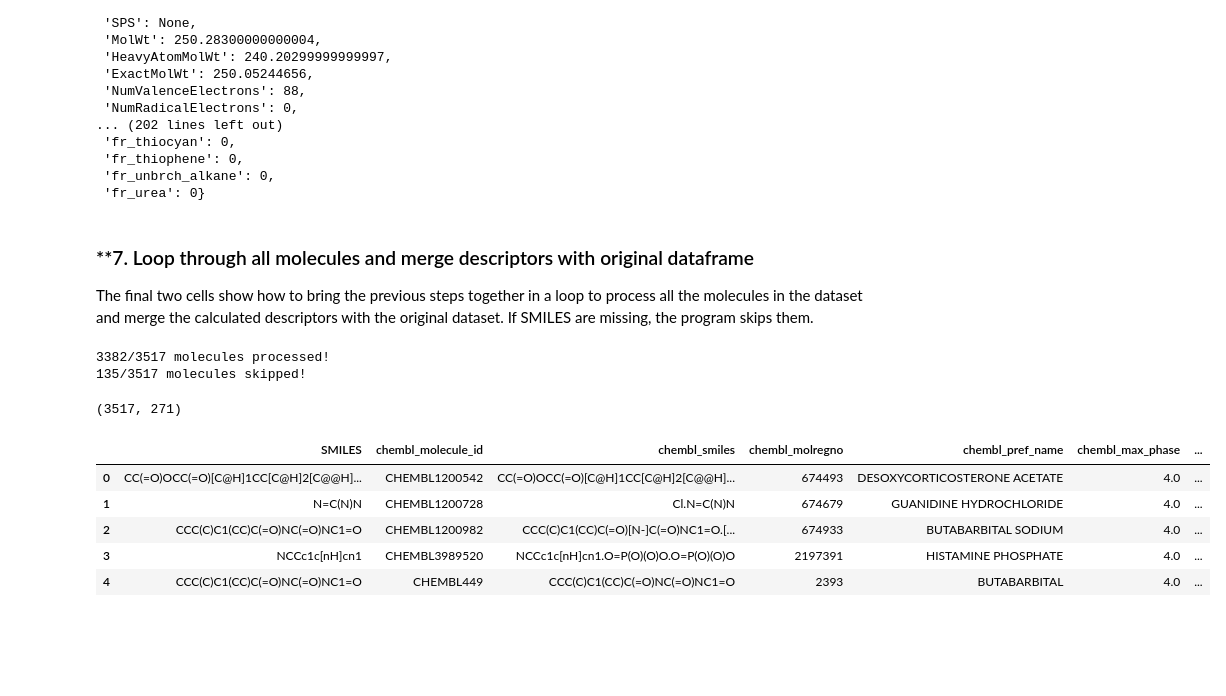
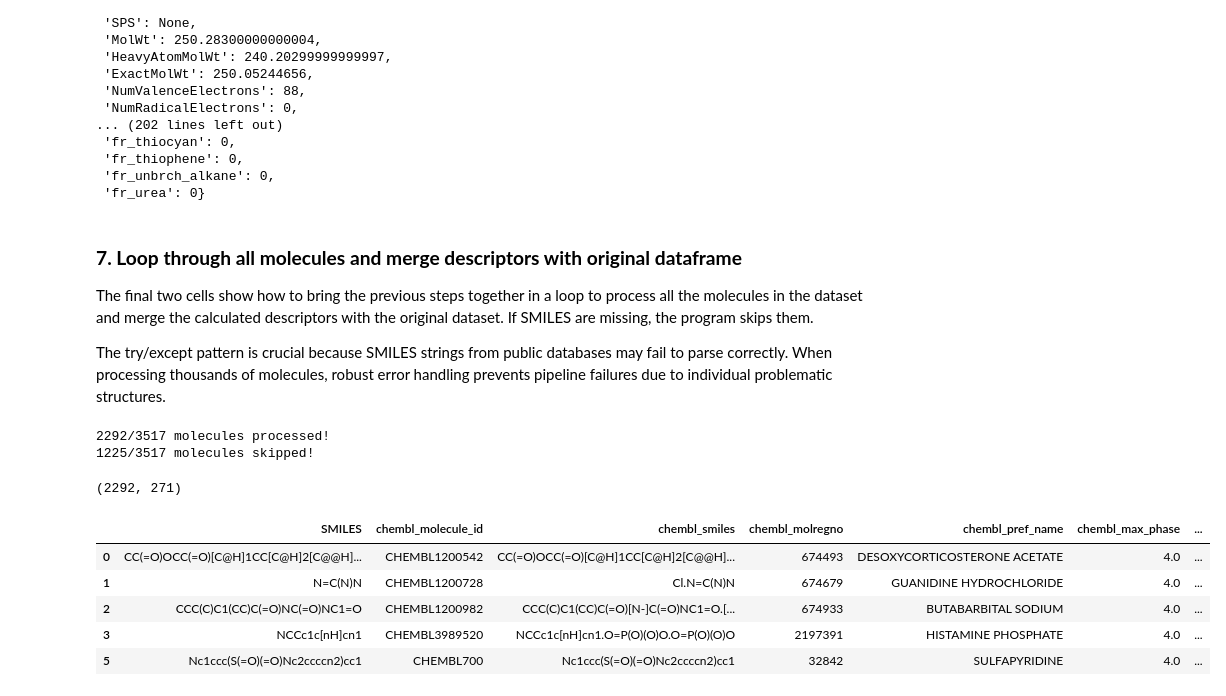
Before and after one commit to brad-dallin/laptopchemistry, a Jupyter notebook: notebooks/rdkit_molecule_2d_profiling.ipynb, the cells around one changed output. Drawn from its saved outputs; the diff is of its cells as text; code cells hidden in the pictures; blank space fills up the shorter version.

```diff
--- a/notebooks/rdkit_molecule_2d_profiling.ipynb
+++ b/notebooks/rdkit_molecule_2d_profiling.ipynb
@@ -66,18 +82,12 @@ Before looping through all the molecules, let’s look at an example ensure proc
 # %%
-# Read SMILES on row 10
+# Read SMILES
 ii = 10
 smi = df["smiles"].iloc[ii]
 id = df["pref_name"].iloc[ii]
-try:
-    mol = rdkit.Chem.MolFromSmiles(
-        smi,
-        sanitize = False
-    )
-    assert mol is not None
-except Exception as e:
-    if pd.notna(smi):
-        print(f"Error processing SMILES at index {ii}: {smi}")
-        print(f"Exception: {e}")
+mol = rdkit.Chem.MolFromSmiles(
+    smi,
+    sanitize = False
+)
 show_acs1996(mol, legend=id)
 # %% [output]
 [figure]
@@ -87,14 +115,10 @@ Processing the molecule involves three steps: sanitizing, extracting the largest
 # %%
-# Extract largest fragment and uncharge
+# Sanitize, extract the largest fragment, and uncharge
+rdkit.Chem.SanitizeMol(mol)
 largest_frag_app = rdMolStandardize.LargestFragmentChooser()
 uncharge_app = rdMolStandardize.Uncharger()
-try:
-    rdkit.Chem.SanitizeMol(mol)
-    largest_frag_app.chooseInPlace(mol)
-    uncharge_app.unchargeInPlace(mol)
-except Exception as e:
-    print(f"Error processing molecule at index {ii}")
-    print(f"Exception: {e}")
+largest_frag_app.chooseInPlace(mol)
+uncharge_app.unchargeInPlace(mol)
 show_acs1996(mol, legend=id)
 # %% [output]
 [figure]
@@ -132,13 +156,16 @@ descriptors
  'fr_unbrch_alkane': 0,
  'fr_urea': 0}
 # %% [markdown]
-### **7. Loop through all molecules and merge descriptors with original dataframe
+### **7. Loop through all molecules and merge descriptors with original dataframe**
 The final two cells show how to bring the previous steps together in a loop to process all the molecules in the dataset and merge the calculated descriptors with the original dataset.  If SMILES are missing, the program skips them.
+
+The try/except pattern is crucial because SMILES strings from public databases may fail to parse correctly. When processing thousands of molecules, robust error handling prevents pipeline failures due to individual problematic structures.
 # %%
 # Run for all compounds
 largest_frag_app = rdMolStandardize.LargestFragmentChooser()
 uncharge_app = rdMolStandardize.Uncharger()
 mols = []
+unique_smiles = []
 skipped_indices = []
 for ii, smi in enumerate(df["smiles"]):
     try:
@@ -162,9 +189,13 @@ for ii, smi in enumerate(df["smiles"]):
         print(f"Error processing molecule at index {ii}")
         print(f"Exception: {e}")
         continue
+    frag_smi = rdkit.Chem.MolToSmiles(mol)
+    if frag_smi in unique_smiles:
+        skipped_indices.append(ii)
+        continue
     descriptors = {
         "idx": ii,
-        "SMILES": rdkit.Chem.MolToSmiles(mol),
+        "SMILES": frag_smi,
     }
     for descriptor, fxn in Descriptors._descList:
         try:
@@ -173,37 +204,47 @@ for ii, smi in enumerate(df["smiles"]):
             value = None
         descriptors[f"rdkit_{descriptor}"] = value
     mols.append(descriptors)
+    unique_smiles.append(frag_smi)
 
 print(f"{len(mols)}/{df.shape[0]} molecules processed!")
 print(f"{df.shape[0]-len(mols)}/{df.shape[0]} molecules skipped!")
 # %% [output]
-3382/3517 molecules processed!
-135/3517 molecules skipped!
+2292/3517 molecules processed!
+1225/3517 molecules skipped!
 # %%
 # Update dataframe with RDKit descriptors
 column_update = { cc: f"chembl_{cc}" for cc in df.columns[1:] }
 df = df.rename(columns=column_update)
 
 mol_df = pd.DataFrame(mols)
 mol_df.set_index("idx", inplace=True)
 
 mol_df.columns = [ col if col == "SMILES" else col.lower()
                    for col in mol_df.columns ]
 
 df = pd.concat([df, mol_df], axis=1)
 cols = df.columns.tolist()
 cols.remove('SMILES')
 cols.insert(0, 'SMILES')
 df = df[cols]
 
+# Drop skipped indices
+df = df.drop(index=skipped_indices)
+
 # Display results
 print(df.shape)
 df.head()
+# Save to file
+# df.to_csv(
+#     args.output,
+#     index=False,
+#     encoding="utf-8"
+# )
 # %% [output]
-(3517, 271)
+(2292, 271)
 |  | SMILES | chembl_molecule_id | chembl_smiles | chembl_molregno | chembl_pref_name | chembl_max_phase | ... |
 | 0 | CC(=O)OCC(=O)[C@H]1CC[C@H]2[C@@H]... | CHEMBL1200542 | CC(=O)OCC(=O)[C@H]1CC[C@H]2[C@@H]... | 674493 | DESOXYCORTICOSTERONE ACETATE | 4.0 | ... |
 | 1 | N=C(N)N | CHEMBL1200728 | Cl.N=C(N)N | 674679 | GUANIDINE HYDROCHLORIDE | 4.0 | ... |
 | 2 | CCC(C)C1(CC)C(=O)NC(=O)NC1=O | CHEMBL1200982 | CCC(C)C1(CC)C(=O)[N-]C(=O)NC1=O.[... | 674933 | BUTABARBITAL SODIUM | 4.0 | ... |
 | 3 | NCCc1c[nH]cn1 | CHEMBL3989520 | NCCc1c[nH]cn1.O=P(O)(O)O.O=P(O)(O)O | 2197391 | HISTAMINE PHOSPHATE | 4.0 | ... |
-| 4 | CCC(C)C1(CC)C(=O)NC(=O)NC1=O | CHEMBL449 | CCC(C)C1(CC)C(=O)NC(=O)NC1=O | 2393 | BUTABARBITAL | 4.0 | ... |
+| 5 | Nc1ccc(S(=O)(=O)Nc2ccccn2)cc1 | CHEMBL700 | Nc1ccc(S(=O)(=O)Nc2ccccn2)cc1 | 32842 | SULFAPYRIDINE | 4.0 | ... |
```
Also changed, not shown: parts of 12 cells of this notebook, 5 other files.
